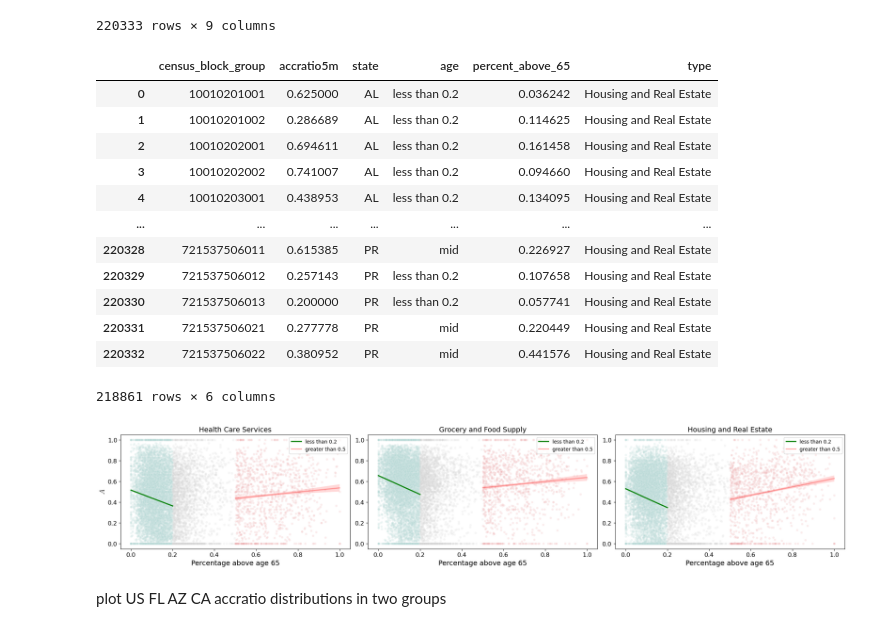
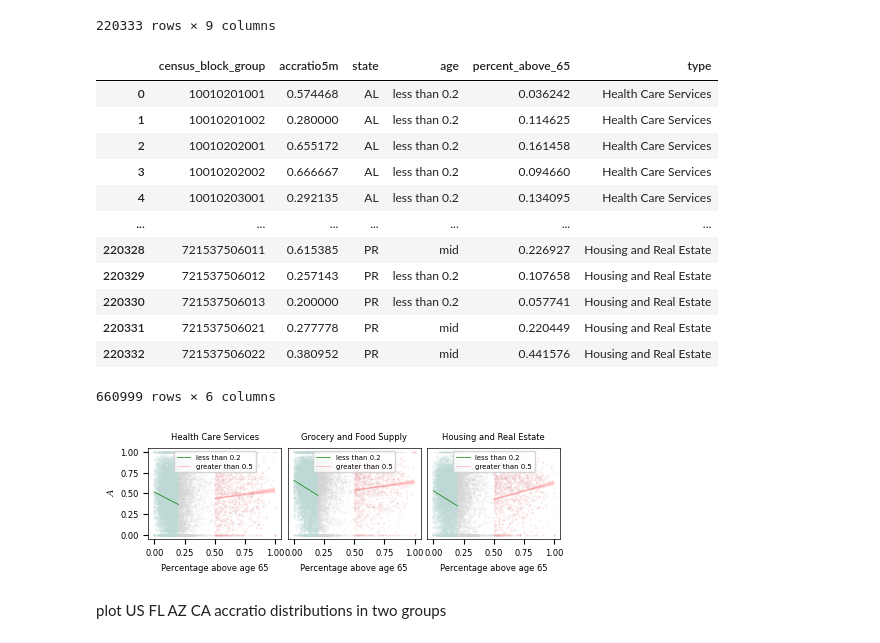
Before and after one commit to guoer-01/agingmobility, a Jupyter notebook: Analyses_Distribution_A.ipynb, the cells around one changed output. Cells and saved outputs as stored; diff of their text form; code cells hidden in the pictures.

```diff
--- a/Analyses_Distribution_A.ipynb
+++ b/Analyses_Distribution_A.ipynb
@@ -289,26 +296,30 @@ dfG=pd.concat([df_HCS,df_GFS,df_HRE])
 # %%
-dfG[dfG['type']=='Housing and Real Estate'].dropna()
+dfG
 # %% [output]
 |  | census_block_group | accratio5m | state | age | percent_above_65 | type |
-| 0 | 10010201001 | 0.625000 | AL | less than 0.2 | 0.036242 | Housing and Real Estate |
-| 1 | 10010201002 | 0.286689 | AL | less than 0.2 | 0.114625 | Housing and Real Estate |
-| 2 | 10010202001 | 0.694611 | AL | less than 0.2 | 0.161458 | Housing and Real Estate |
-| 3 | 10010202002 | 0.741007 | AL | less than 0.2 | 0.094660 | Housing and Real Estate |
-| 4 | 10010203001 | 0.438953 | AL | less than 0.2 | 0.134095 | Housing and Real Estate |
+| 0 | 10010201001 | 0.574468 | AL | less than 0.2 | 0.036242 | Health Care Services |
+| 1 | 10010201002 | 0.280000 | AL | less than 0.2 | 0.114625 | Health Care Services |
+| 2 | 10010202001 | 0.655172 | AL | less than 0.2 | 0.161458 | Health Care Services |
+| 3 | 10010202002 | 0.666667 | AL | less than 0.2 | 0.094660 | Health Care Services |
+| 4 | 10010203001 | 0.292135 | AL | less than 0.2 | 0.134095 | Health Care Services |
 | ... | ... | ... | ... | ... | ... | ... |
 | 220328 | 721537506011 | 0.615385 | PR | mid | 0.226927 | Housing and Real Estate |
 | 220329 | 721537506012 | 0.257143 | PR | less than 0.2 | 0.107658 | Housing and Real Estate |
 | 220330 | 721537506013 | 0.200000 | PR | less than 0.2 | 0.057741 | Housing and Real Estate |
 | 220331 | 721537506021 | 0.277778 | PR | mid | 0.220449 | Housing and Real Estate |
 | 220332 | 721537506022 | 0.380952 | PR | mid | 0.441576 | Housing and Real Estate |
-218861 rows × 6 columns
+660999 rows × 6 columns
 # %%
 #HGH
 
 import matplotlib.pyplot as plt
 import seaborn as sns
 
-fig, ax=plt.subplots(1,3,constrained_layout=True, figsize=(21, 4))#
+width_in_inches = 135 * 0.0393701
+height_in_inches =width_in_inches/13.5*3
+
+fig, ax=plt.subplots(1,3, figsize=(width_in_inches , height_in_inches))#
+fig.subplots_adjust(wspace=0.05)
 
 color_dict={'greater than 0.5':'#EDA1A4','less than 0.2':'#B3D8D5','mid':'lightgray'}
 
@@ -342,48 +353,52 @@ for j,key in enumerate(['Health Care Services','Grocery and Food Supply','Housin
         # Plot the regression line (from the full subset)
 
 
 
         if category=='greater than 0.5':
 
             sn=sns.regplot(data=df_subset , x="percent_above_65", y='accratio5m',scatter=False, ax=ax[j],
-                           color=color_dict[category],label=category, scatter_kws={'linewidths': 10},ci=95,line_kws={'color': 'red', 'alpha': 0.3})
+                           color=color_dict[category],label=category, scatter_kws={'linewidths': 0.3},ci=95,line_kws={'color': 'red', 'alpha': 0.3,'linewidth': 0.5})
 
 
             # Plot the scatter points (from the sampled subset)
             sn=sns.scatterplot(data=df_sample2, x="percent_above_65", y='accratio5m',
-                        alpha=0.2,color=color_dict[category], ax=ax[j],legend=True,s=20)
+                        alpha=0.2,color=color_dict[category], ax=ax[j],legend=True,s=2)
             sn.legend(loc='upper right')
 
         elif category=='less than 0.2':
             sn=sns.regplot(data=df_subset, x="percent_above_65", y='accratio5m',scatter=False, ax=ax[j],
-                           color='green',label=category, ci=95)
+                           color='green',label=category, ci=95,line_kws={'linewidth': 0.5})
 
 
             # Plot the scatter points (from the sampled subset)
             sn=sns.scatterplot(data=df_sample , x="percent_above_65", y='accratio5m',
-                        color=color_dict[category],alpha=0.2, ax=ax[j],legend=True,s=20)
+                        color=color_dict[category],alpha=0.2, ax=ax[j],legend=True,s=2)
             sn.legend(loc='upper right')
             #
         else:
             sn=sns.scatterplot(data=df_sample , x="percent_above_65", y='accratio5m',
-                        color=color_dict[category],alpha=0.2, ax=ax[j],legend=True,s=20)
+                        color=color_dict[category],alpha=0.2, ax=ax[j],legend=True,s=2)
 
 
 
+    for spine in ax[j].spines.values():
+            spine.set_linewidth(0.5)  #
+            #spine.set_color('gray')
+
+    sn.legend(loc='upper center', fontsize=5)
+    sn.set_title(key,fontsize=6)
+    if j>0:
+        sn.set(ylabel=None)
+        sn.tick_params(axis='y', which='both', left=False, labelleft=False, labelsize=6)
+    else:
+        sn.set_ylabel(r'$A$', fontsize=7, usetex=True)
+        sn.tick_params(axis='y', which='both', left=True, labelleft=True, labelsize=6)
+
+    sn.tick_params(axis='x', which='both', bottom=True, left=True, labelsize=6)
 
 
-    sn.set_title(key,fontsize=14)
-    if j>0:
-        sn.set(ylabel=None)
-    else:
-
-        sn.set_ylabel(r'$A$', fontsize=14, usetex=True)
-
-    sn.tick_params(axis='both', which='both', bottom=True, left=True, labelsize=12)
-
-
-    sn.set_xlabel('Percentage above age 65', fontsize=14)
+    sn.set_xlabel('Percentage above age 65', fontsize=6)
 plt.show()
 # %% [output]
-[figure, old version]
+[figure, new version]
 # %%
```
Also changed, not shown: parts of 11 cells of this notebook, 8 other files.
